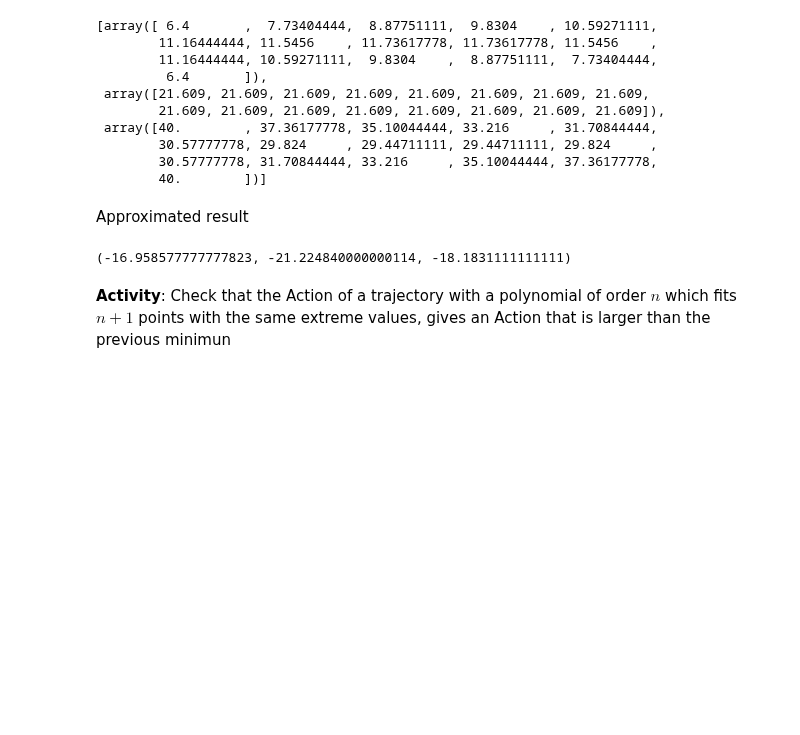
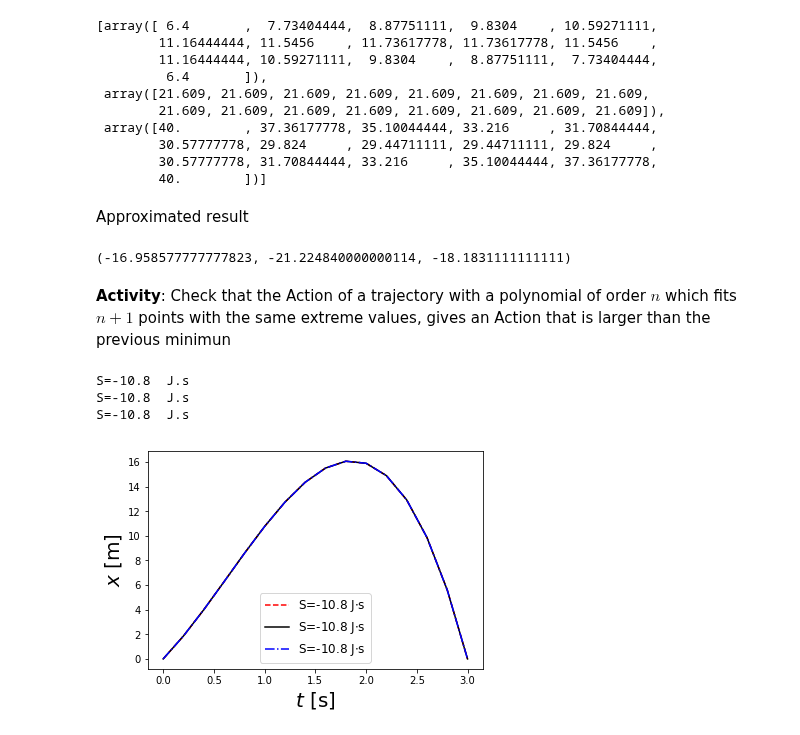
Before and after one commit to restrepo/ComputationalMethods, a Jupyter notebook: material/solution_least_action.ipynb, the cells around one changed output. Cells and saved outputs as stored; diff of their text form; code cells hidden in the pictures; blank space fills up the shorter version.

```diff
--- a/material/solution_least_action.ipynb
+++ b/material/solution_least_action.ipynb
@@ -214,3 +214,39 @@ Ss[0].sum(),Ss[1].sum(),Ss[2].sum()
 (-16.958577777777823, -21.224840000000114, -18.1831111111111)
 # %% [markdown]
 __Activity__: Check that the Action of a trajectory with a polynomial of order $n$ which fits $n+1$ points with the same extreme values, gives an Action that is larger than the previous minimun
+# %%
+Ss=[]
+Es=[]
+m=0.2
+g=9.8
+Deltat=0.2
+deg=3
+#t=np.linspace(df.t.min() , df.t.max(),10)
+t=np.arange(df.t.min() , df.t.max()+Deltat,Deltat)
+xmax=[6,11.025,15]; x0=0;xend=0
+ls=['r--','k-','b-.']
+for i in range(len(xmax) ):
+    df=pd.DataFrame({'t':[t.min(),t.mean(),t.max()],'x':[x0,xmax[i],xend]})
+    coeffs=np.polyfit(dfp.t,dfp.x,deg)
+    x=np.poly1d(coeffs,variable='t')
+    v=x.deriv()
+    L=0.5*m*v**2-m*g*x
+    F=L.integ() # Analytical integration
+    E=0.5*m*v**2+m*g*x
+    S=F( df.t.max() ) - F( df.t.min() )
+    print('S={:.1f}  J.s'.format( S ) )
+    Ss.append( Saprx(L,t)  )
+    Es.append( E(t) )
+    #Plot
+    if ls:
+        plt.plot(t,x(t),ls[i],label='S={:.1f} J$\cdot$s'.format( S  )   )
+
+if ls:
+    plt.legend(loc='best',fontsize=12)
+    plt.xlabel('$t$ [s]',size=20)
+    plt.ylabel('$x$ [m]',size=20)
+# %% [output]
+S=-10.8  J.s
+S=-10.8  J.s
+S=-10.8  J.s
+[figure, added]
```
Also changed, not shown: parts of 2 cells of this notebook, 1 other file.
